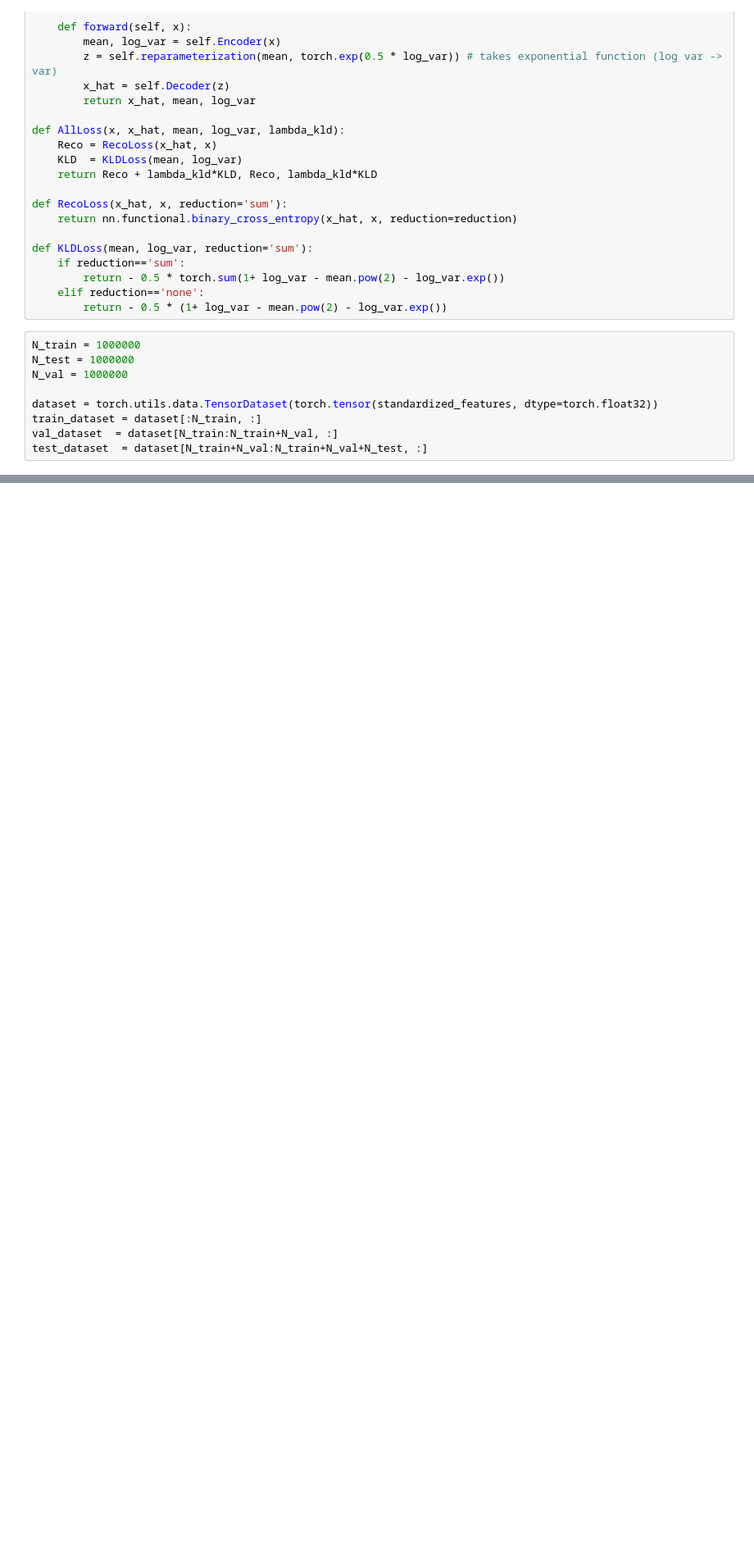
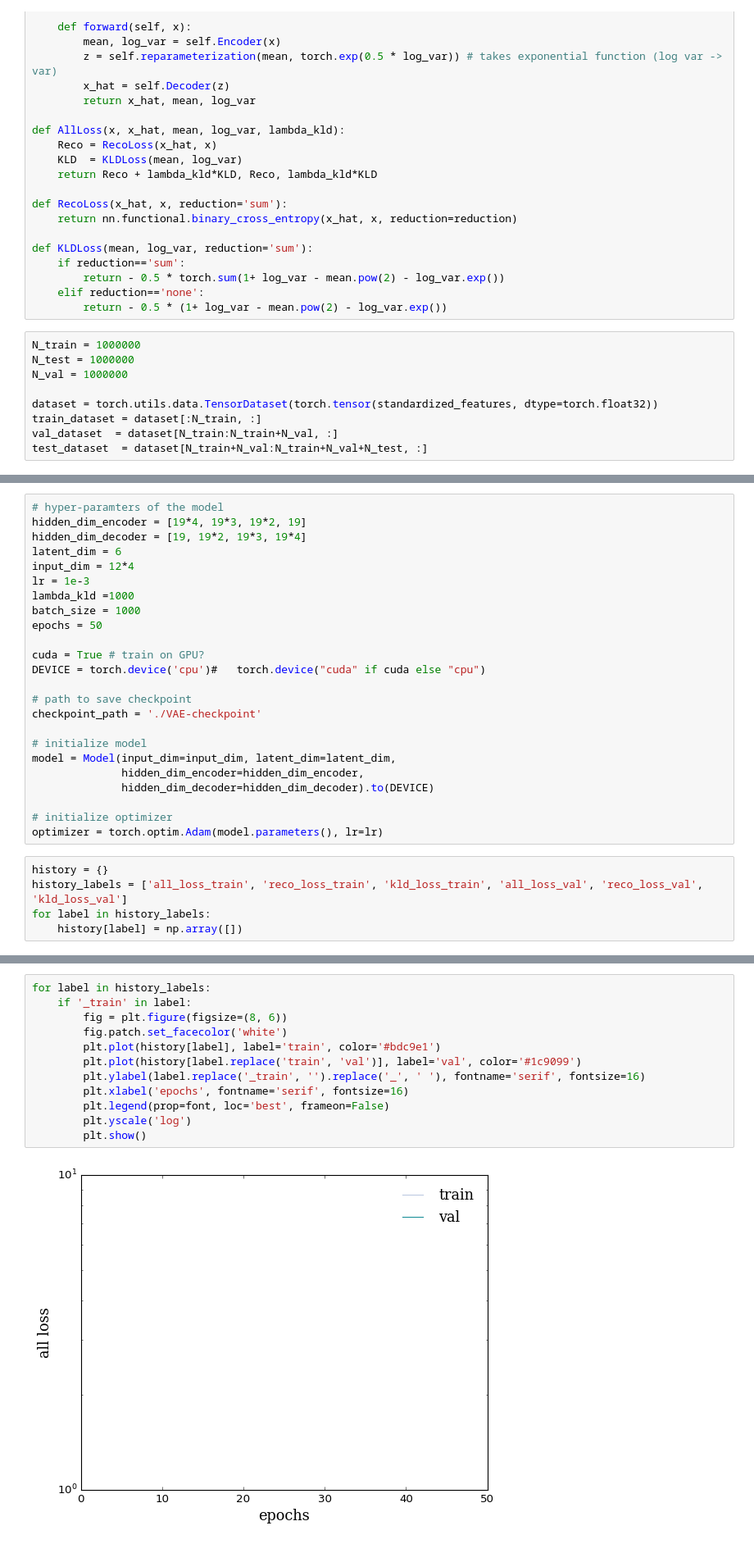
Before and after one commit to AmandaWasserman/sn_vae_anomaly, a Jupyter notebook: VAE.ipynb, the cells around one changed output, grey strips where cells are left out. Shown at 82% size. Drawn from its saved outputs; the diff is of its cells as text; blank space fills up the shorter version.

```diff
--- a/VAE.ipynb
+++ b/VAE.ipynb
@@ -302,0 +357,29 @@ AttributeError: 'numpy.ndarray' object has no attribute 'explained_variance_rati
+# %%
+# hyper-paramters of the model
+hidden_dim_encoder = [19*4, 19*3, 19*2, 19]
+hidden_dim_decoder = [19, 19*2, 19*3, 19*4]
+latent_dim = 6
+input_dim = 12*4
+lr = 1e-3
+lambda_kld =1000
+batch_size = 1000
+epochs = 50
+
+cuda = True # train on GPU?
+DEVICE = torch.device('cpu')#   torch.device("cuda" if cuda else "cpu")
+
+# path to save checkpoint
+checkpoint_path = './VAE-checkpoint'
+
+# initialize model
+model = Model(input_dim=input_dim, latent_dim=latent_dim,
+              hidden_dim_encoder=hidden_dim_encoder,
+              hidden_dim_decoder=hidden_dim_decoder).to(DEVICE)
+
+# initialize optimizer
+optimizer = torch.optim.Adam(model.parameters(), lr=lr)
+# %%
+history = {}
+history_labels = ['all_loss_train', 'reco_loss_train', 'kld_loss_train', 'all_loss_val', 'reco_loss_val', 'kld_loss_val']
+for label in history_labels:
+    history[label] = np.array([])
@@ -302,0 +466,14 @@ AttributeError: 'numpy.ndarray' object has no attribute 'explained_variance_rati
+# %%
+for label in history_labels:
+    if '_train' in label:
+        fig = plt.figure(figsize=(8, 6))
+        fig.patch.set_facecolor('white')
+        plt.plot(history[label], label='train', color='#bdc9e1')
+        plt.plot(history[label.replace('train', 'val')], label='val', color='#1c9099')
+        plt.ylabel(label.replace('_train', '').replace('_', ' '), fontname='serif', fontsize=16)
+        plt.xlabel('epochs', fontname='serif', fontsize=16)
+        plt.legend(prop=font, loc='best', frameon=False)
+        plt.yscale('log')
+        plt.show()
+# %% [output]
+[figure, added]
```
Also changed, not shown: parts of 19 cells of this notebook.
